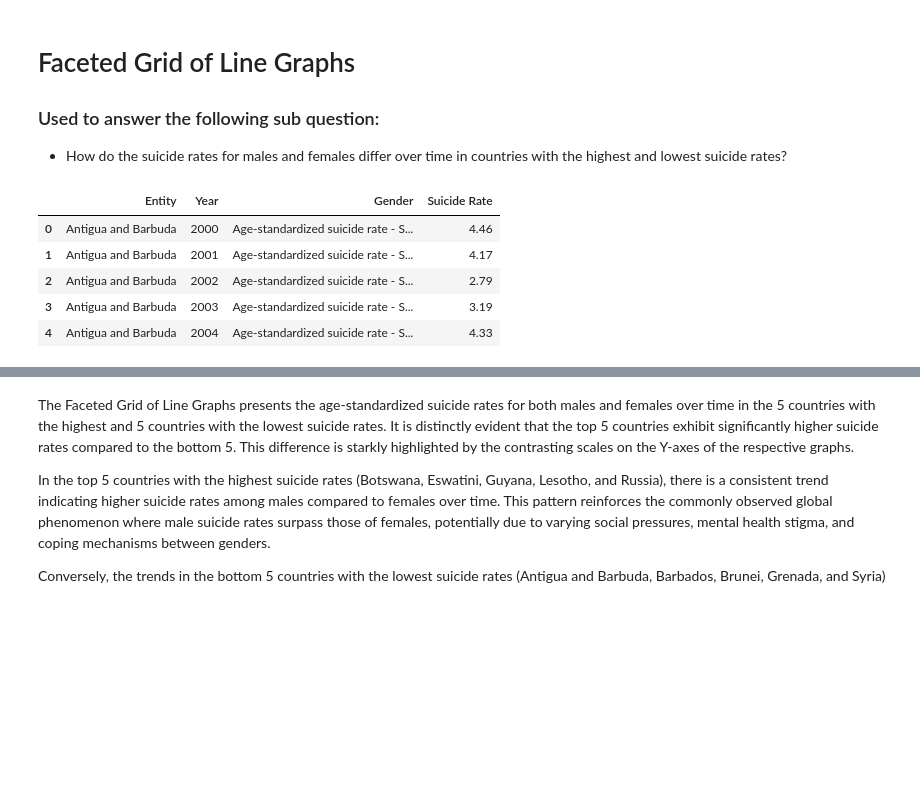
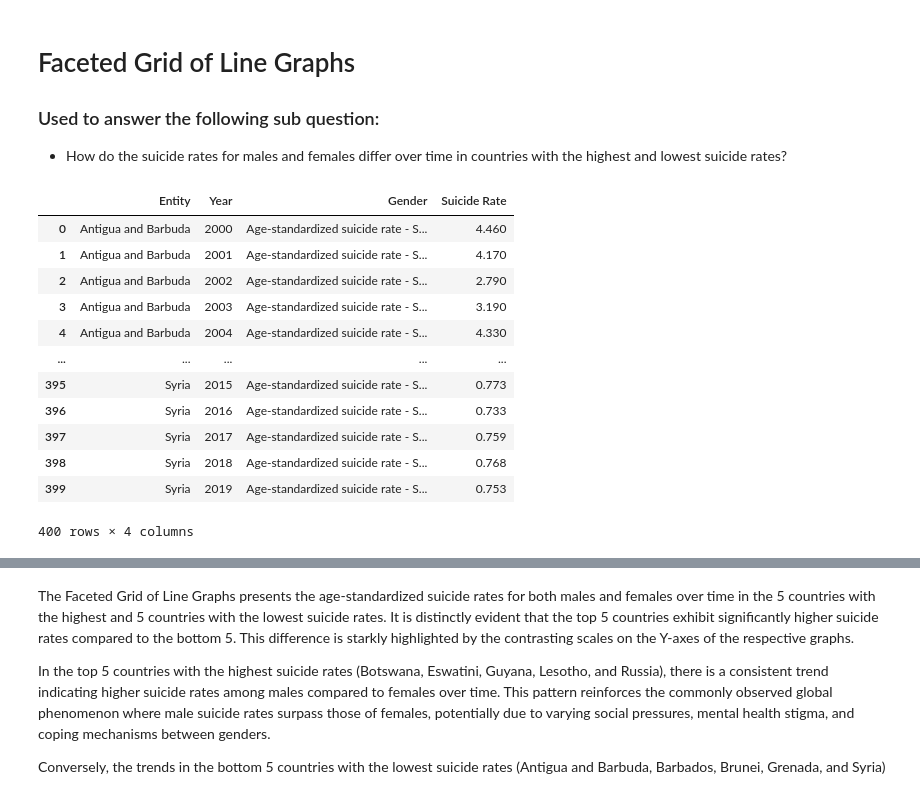
Before and after one commit to LingMJDK/Project_Data_Wrangling_32, a Jupyter notebook: project_DW_32.ipynb, the cells around one changed output, grey strips where cells are left out. Cells and saved outputs as stored; diff of their text form; code cells hidden in the pictures; blank space fills up the shorter version.

```diff
--- a/project_DW_32.ipynb
+++ b/project_DW_32.ipynb
@@ -305,17 +305,24 @@ Name: Age-standardized suicide rate - Sex: both sexes, dtype: float64
 # %%
 # first reshape the necessary data for male and female suicides to 'long format' where each row represents a single observation with columns for country, year, gender, and suicide rate
 # * "long format" is in this case required for the FacidGrid
 df_mf_suicide = top_bottom_df.melt(id_vars=['Entity', 'Year'],
              value_vars=['Age-standardized suicide rate - Sex: male',
                          'Age-standardized suicide rate - Sex: female'],
              var_name='Gender', value_name='Suicide Rate')
 
-df_mf_suicide.head()
+df_mf_suicide
 # %% [output]
 |  | Entity | Year | Gender | Suicide Rate |
-| 0 | Antigua and Barbuda | 2000 | Age-standardized suicide rate - S... | 4.46 |
-| 1 | Antigua and Barbuda | 2001 | Age-standardized suicide rate - S... | 4.17 |
-| 2 | Antigua and Barbuda | 2002 | Age-standardized suicide rate - S... | 2.79 |
-| 3 | Antigua and Barbuda | 2003 | Age-standardized suicide rate - S... | 3.19 |
-| 4 | Antigua and Barbuda | 2004 | Age-standardized suicide rate - S... | 4.33 |
+| 0 | Antigua and Barbuda | 2000 | Age-standardized suicide rate - S... | 4.460 |
+| 1 | Antigua and Barbuda | 2001 | Age-standardized suicide rate - S... | 4.170 |
+| 2 | Antigua and Barbuda | 2002 | Age-standardized suicide rate - S... | 2.790 |
+| 3 | Antigua and Barbuda | 2003 | Age-standardized suicide rate - S... | 3.190 |
+| 4 | Antigua and Barbuda | 2004 | Age-standardized suicide rate - S... | 4.330 |
+| ... | ... | ... | ... | ... |
+| 395 | Syria | 2015 | Age-standardized suicide rate - S... | 0.773 |
+| 396 | Syria | 2016 | Age-standardized suicide rate - S... | 0.733 |
+| 397 | Syria | 2017 | Age-standardized suicide rate - S... | 0.759 |
+| 398 | Syria | 2018 | Age-standardized suicide rate - S... | 0.768 |
+| 399 | Syria | 2019 | Age-standardized suicide rate - S... | 0.753 |
+400 rows × 4 columns
 # %%
```
Also changed, not shown: parts of 2 cells of this notebook, 2 other files.
